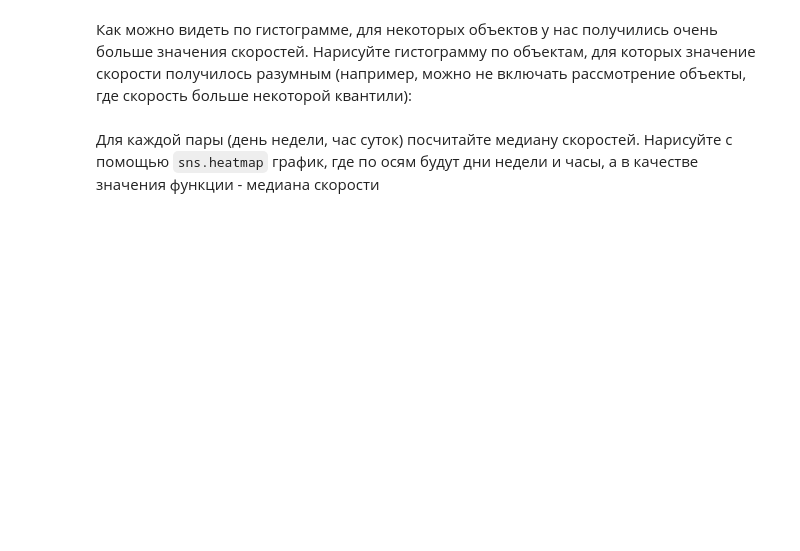
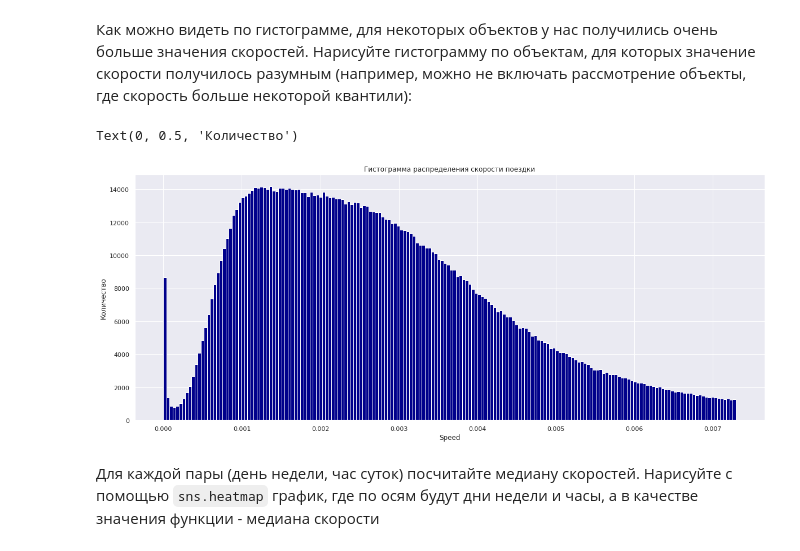
Before and after one commit to HeySlava/hse_course, a Jupyter notebook: homework2/homework2_slava.ipynb, the cells around one changed output. Cells and saved outputs as stored; diff of their text form; code cells hidden in the pictures; blank space fills up the shorter version.

```diff
--- a/homework2/homework2_slava.ipynb
+++ b/homework2/homework2_slava.ipynb
@@ -354,13 +319,16 @@ class PartTwo(BaseEstimator, TransformerMixin):
 # %% [markdown]
 Как можно видеть по гистограмме, для некоторых объектов у нас получились очень больше значения скоростей. Нарисуйте гистограмму по объектам, для которых значение скорости получилось разумным (например, можно не включать рассмотрение объекты, где скорость больше некоторой квантили):
 # %%
-threshold = X_train['speed'].quantile(0.95)
+threshold = train['speed'].quantile(0.95)
 
 f, ax = plt.subplots(figsize=(20, 8))
-ax.hist(X_train[X_train['speed'] < threshold]['speed'], color='darkblue', bins='auto')
+ax.hist(train[train['speed'] < threshold]['speed'], color='darkblue', bins='auto')
 ax.set_title('Гистограмма распределения скорости поездки')
 ax.set_xlabel('Speed')
 ax.set_ylabel('Количество')
+# %% [output]
+Text(0, 0.5, 'Количество')
+[figure, added]
 # %% [markdown]
 Для каждой пары (день недели, час суток) посчитайте медиану скоростей. Нарисуйте с помощью `sns.heatmap` график, где по осям будут дни недели и часы, а в качестве значения функции - медиана скорости
 # %%
```
Also changed, not shown: parts of 46 cells of this notebook.
